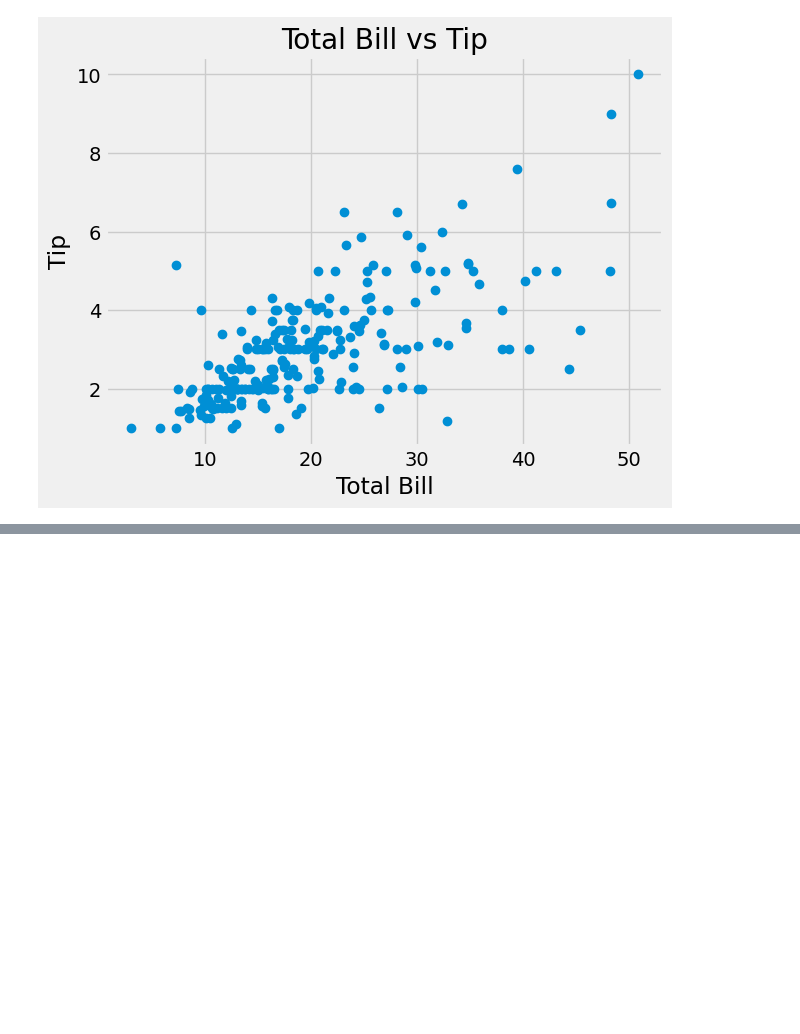
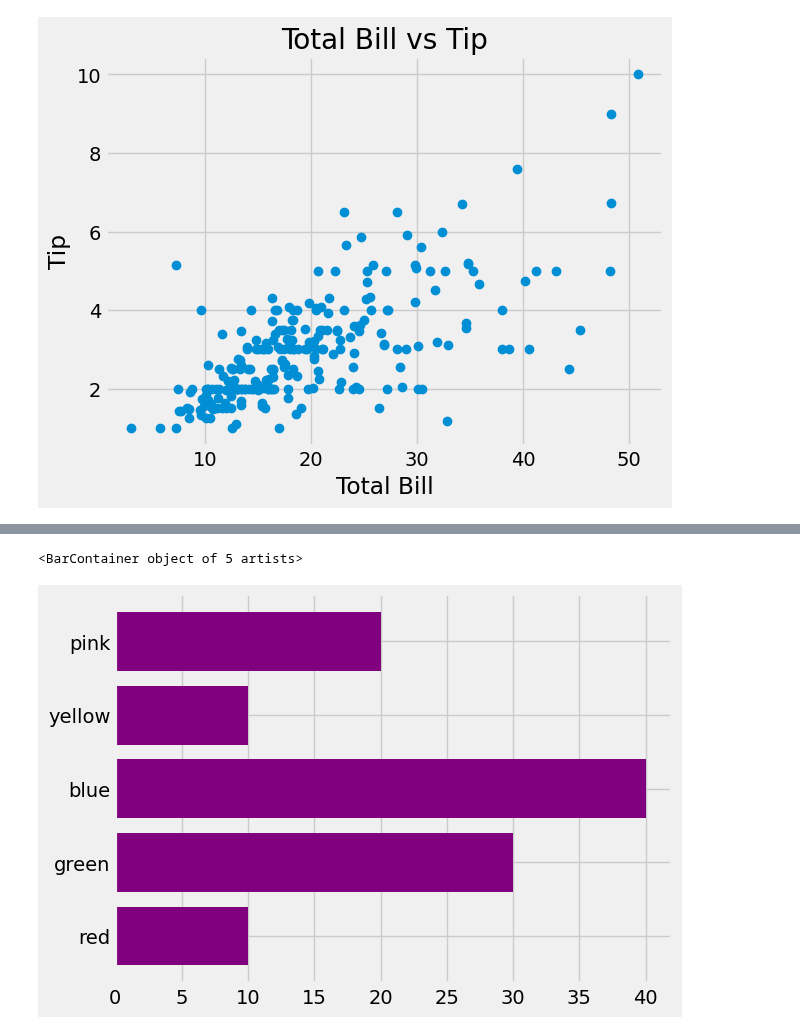
Before and after one commit to Saifullah785/Python_for_Data_Science, a Jupyter notebook: Matplotlib-for-Data-Science/Class_01_matplotlib.ipynb, the cells around one changed output, grey strips where cells are left out. Drawn from its saved outputs; the diff is of its cells as text; code cells hidden in the pictures; blank space fills up the shorter version.

```diff
--- a/Matplotlib-for-Data-Science/Class_01_matplotlib.ipynb
+++ b/Matplotlib-for-Data-Science/Class_01_matplotlib.ipynb
@@ -202,0 +217,7 @@ plt.show()
+# %%
+# horizontal bar chart
+
+plt.barh(color,children,color='purple')
+# %% [output]
+<BarContainer object of 5 artists>
+[figure, added]
```
Also changed, not shown: parts of 24 cells of this notebook.
